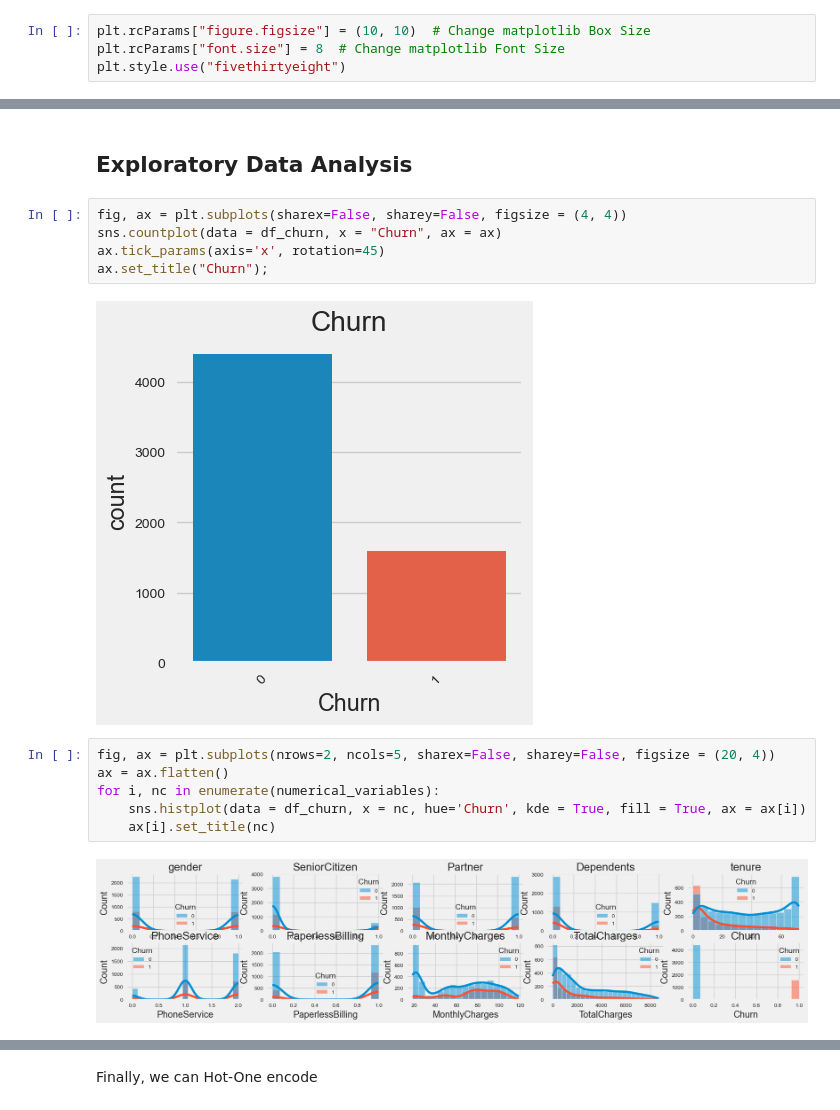
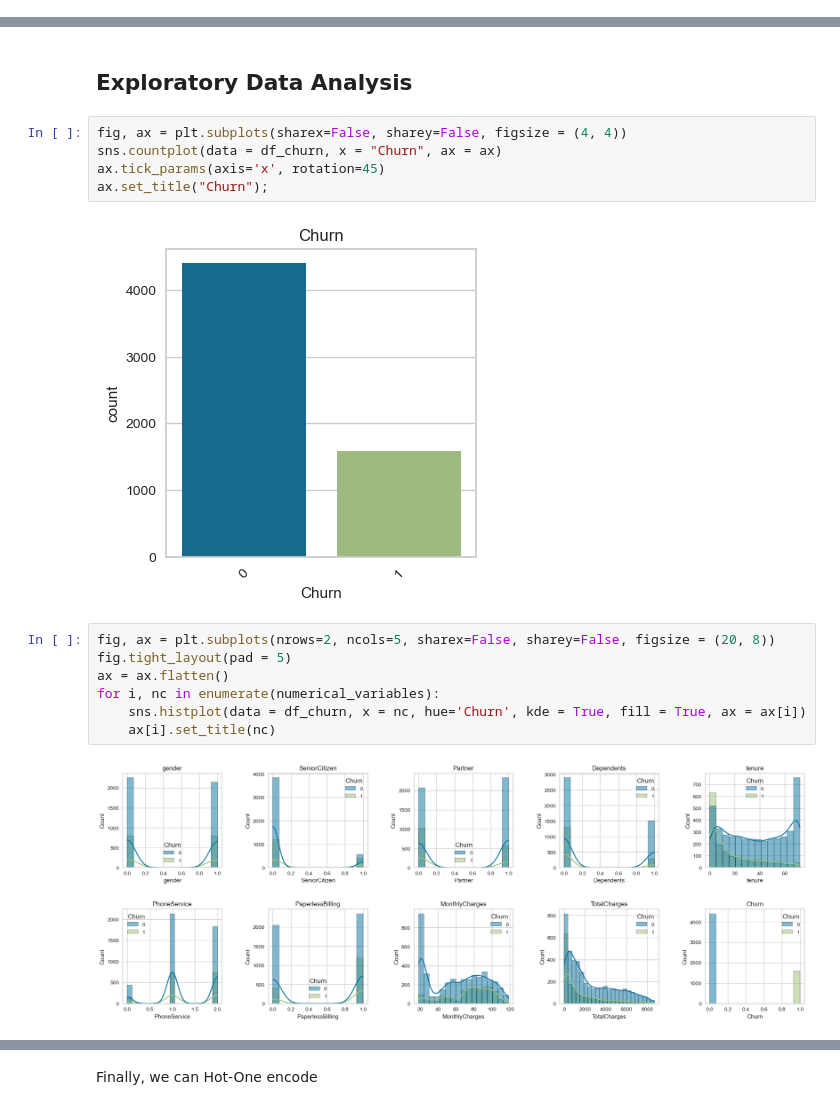
Before and after one commit to gordoaraujo/cl_churn_prediction, a Jupyter notebook: notebooks/Jose_Data_Cleaning_and_Analysis.ipynb, the cells around one changed output, grey strips where cells are left out. Drawn from its saved outputs; the diff is of its cells as text.

Commit message:
Small graphical changes

```diff
--- a/notebooks/Jose_Data_Cleaning_and_Analysis.ipynb
+++ b/notebooks/Jose_Data_Cleaning_and_Analysis.ipynb
@@ -26,10 +26,6 @@ from lightgbm import LGBMClassifier
 
 from sklearn.metrics import accuracy_score, classification_report, confusion_matrix, f1_score
 from sklearn.model_selection import train_test_split, cross_val_score, GridSearchCV , RandomizedSearchCV
-# %%
-plt.rcParams["figure.figsize"] = (10, 10)  # Change matplotlib Box Size
-plt.rcParams["font.size"] = 8  # Change matplotlib Font Size
-plt.style.use("fivethirtyeight")
 # %%
 from pycaret.classification import *
 # %% [markdown]
@@ -151,15 +147,16 @@ sns.countplot(data = df_churn, x = "Churn", ax = ax)
 ax.tick_params(axis='x', rotation=45)
 ax.set_title("Churn");
 # %% [output]
-[figure, old version]
+[figure, new version]
 # %%
-fig, ax = plt.subplots(nrows=2, ncols=5, sharex=False, sharey=False, figsize = (20, 4))
+fig, ax = plt.subplots(nrows=2, ncols=5, sharex=False, sharey=False, figsize = (20, 8))
+fig.tight_layout(pad = 5)
 ax = ax.flatten()
 for i, nc in enumerate(numerical_variables):
     sns.histplot(data = df_churn, x = nc, hue='Churn', kde = True, fill = True, ax = ax[i])
     ax[i].set_title(nc)
 # %% [output]
-[figure, old version]
+[figure, new version]
 # %%
 fig, ax = plt.subplots(nrows=3, ncols=3, sharex=False, sharey=False, figsize = (12, 12))
 fig.tight_layout(pad = 5)
```
Also changed, not shown: parts of 6 cells of this notebook.
